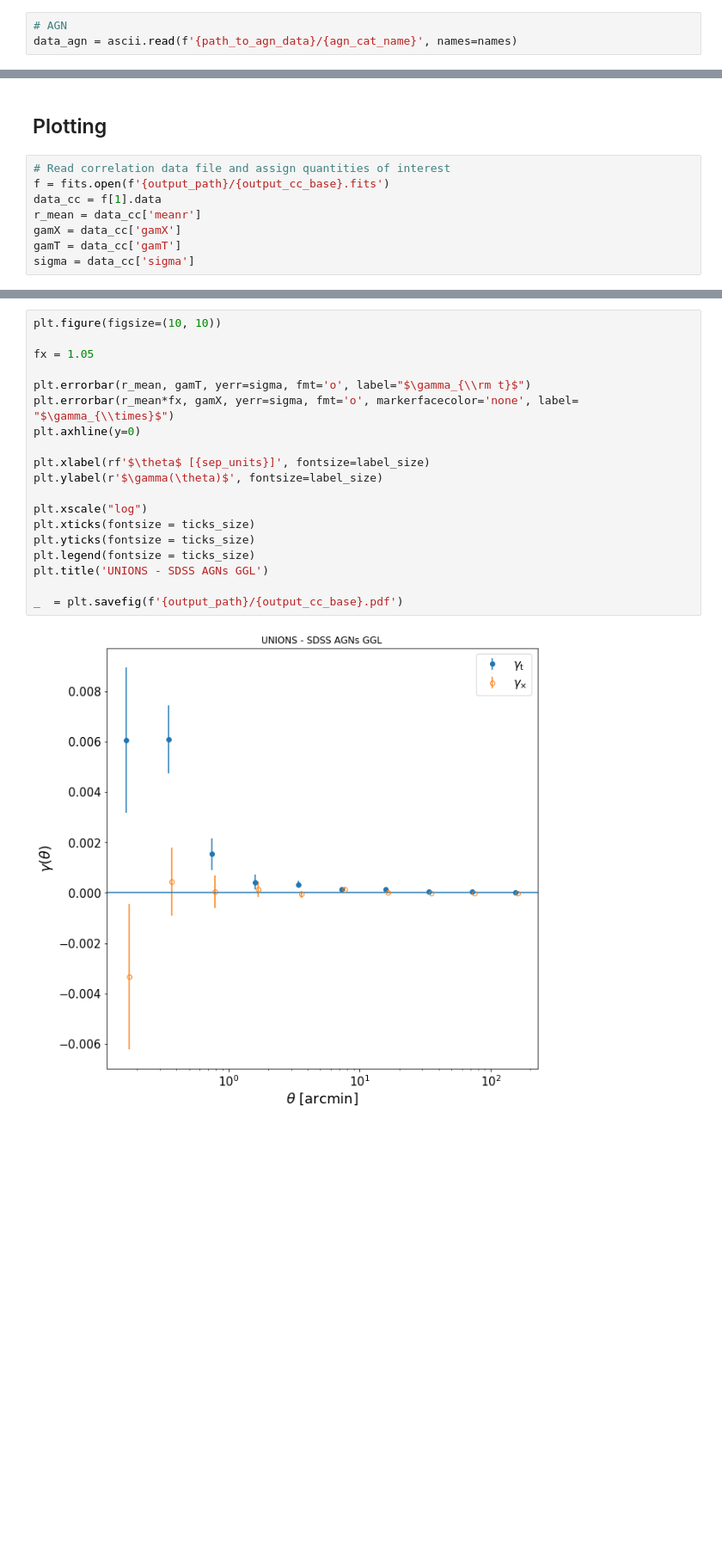
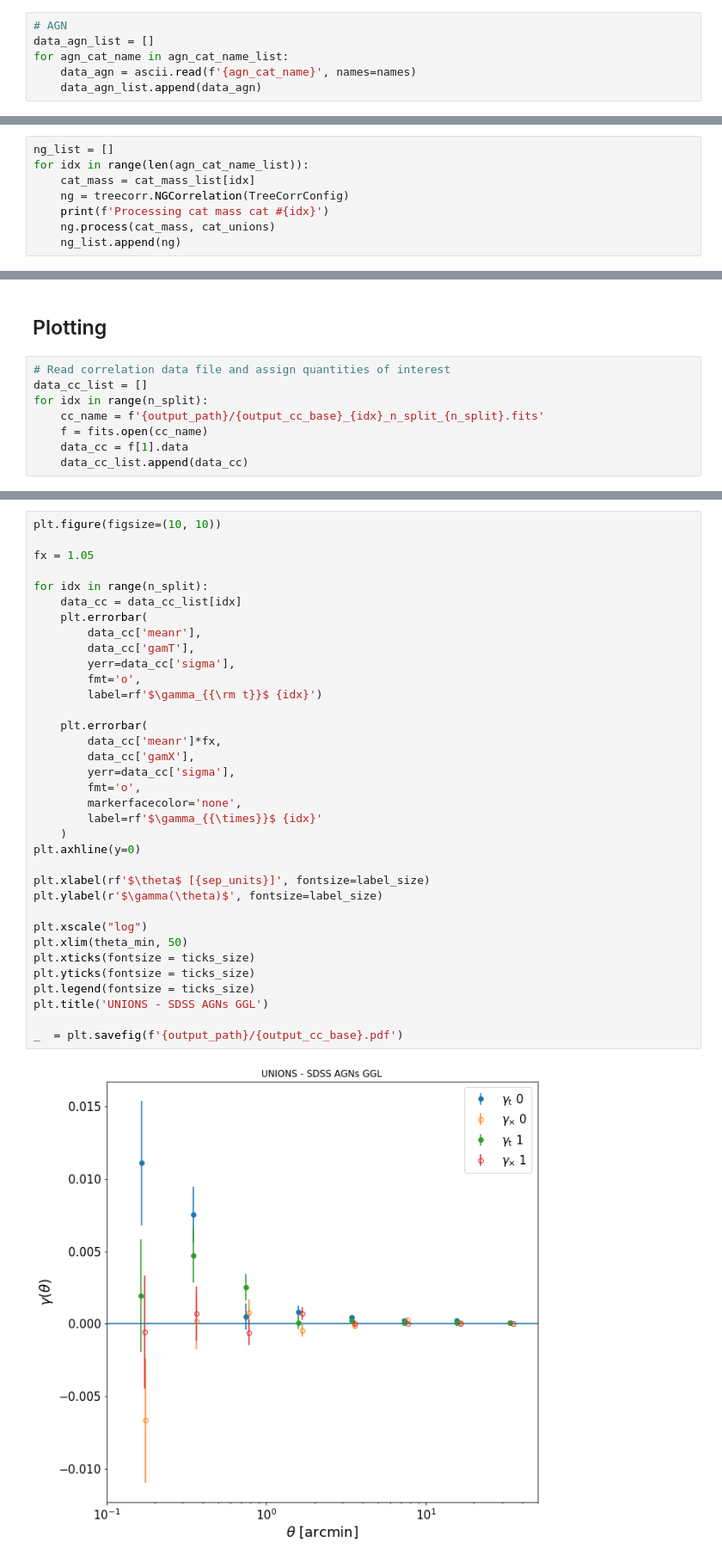
Before and after one commit to ziwenkk/unions-shear-ustc-cea, a Jupyter notebook: agn_ggl/notebooks/GGL_AGN_UNIONS.ipynb, the cells around one changed output, grey strips where cells are left out. Shown: that part at 86% size. Cells and saved outputs as stored; diff of their text form; blank space fills up the shorter version.

```diff
--- a/agn_ggl/notebooks/GGL_AGN_UNIONS.ipynb
+++ b/agn_ggl/notebooks/GGL_AGN_UNIONS.ipynb
@@ -58,4 +71,7 @@ sep_units = 'arcmin'
 # %%
 # AGN
-data_agn = ascii.read(f'{path_to_agn_data}/{agn_cat_name}', names=names)
+data_agn_list = []
+for agn_cat_name in agn_cat_name_list:
+    data_agn = ascii.read(f'{agn_cat_name}', names=names)
+    data_agn_list.append(data_agn)
 # %%
@@ -96,0 +118,8 @@ ng.process(cat_mass, cat_unions)
+# %%
+ng_list = []
+for idx in range(len(agn_cat_name_list)):
+    cat_mass = cat_mass_list[idx]
+    ng = treecorr.NGCorrelation(TreeCorrConfig)
+    print(f'Processing cat mass cat #{idx}')
+    ng.process(cat_mass, cat_unions)
+    ng_list.append(ng)
@@ -106,9 +144,9 @@ ng.write(
 ## Plotting
 # %%
 # Read correlation data file and assign quantities of interest
-f = fits.open(f'{output_path}/{output_cc_base}.fits')
-data_cc = f[1].data
-r_mean = data_cc['meanr']
-gamX = data_cc['gamX']
-gamT = data_cc['gamT']
-sigma = data_cc['sigma']
+data_cc_list = []
+for idx in range(n_split):
+    cc_name = f'{output_path}/{output_cc_base}_{idx}_n_split_{n_split}.fits'
+    f = fits.open(cc_name)
+    data_cc = f[1].data
+    data_cc_list.append(data_cc)
@@ -115,24 +157,40 @@ sigma = data_cc['sigma']
 # %%
 plt.figure(figsize=(10, 10))
 
 fx = 1.05
 
-plt.errorbar(r_mean, gamT, yerr=sigma, fmt='o', label="$\gamma_{\\rm t}$")
-plt.errorbar(r_mean*fx, gamX, yerr=sigma, fmt='o', markerfacecolor='none', label= "$\gamma_{\\times}$")
+for idx in range(n_split):
+    data_cc = data_cc_list[idx]
+    plt.errorbar(
+        data_cc['meanr'],
+        data_cc['gamT'],
+        yerr=data_cc['sigma'],
+        fmt='o',
+        label=rf'$\gamma_{{\rm t}}$ {idx}')
+
+    plt.errorbar(
+        data_cc['meanr']*fx,
+        data_cc['gamX'],
+        yerr=data_cc['sigma'],
+        fmt='o',
+        markerfacecolor='none',
+        label=rf'$\gamma_{{\times}}$ {idx}'
+    )
 plt.axhline(y=0)
 
 plt.xlabel(rf'$\theta$ [{sep_units}]', fontsize=label_size)
 plt.ylabel(r'$\gamma(\theta)$', fontsize=label_size)
 
 plt.xscale("log")
+plt.xlim(theta_min, 50)
 plt.xticks(fontsize = ticks_size)
 plt.yticks(fontsize = ticks_size)
 plt.legend(fontsize = ticks_size)
 plt.title('UNIONS - SDSS AGNs GGL')
 
 _  = plt.savefig(f'{output_path}/{output_cc_base}.pdf')
 # %% [output]
-[figure, old version]
+[figure, new version]
 # %%
 plt.figure(figsize=(10, 10))
 
```
Also changed, not shown: parts of 17 cells of this notebook, 1 other file.
